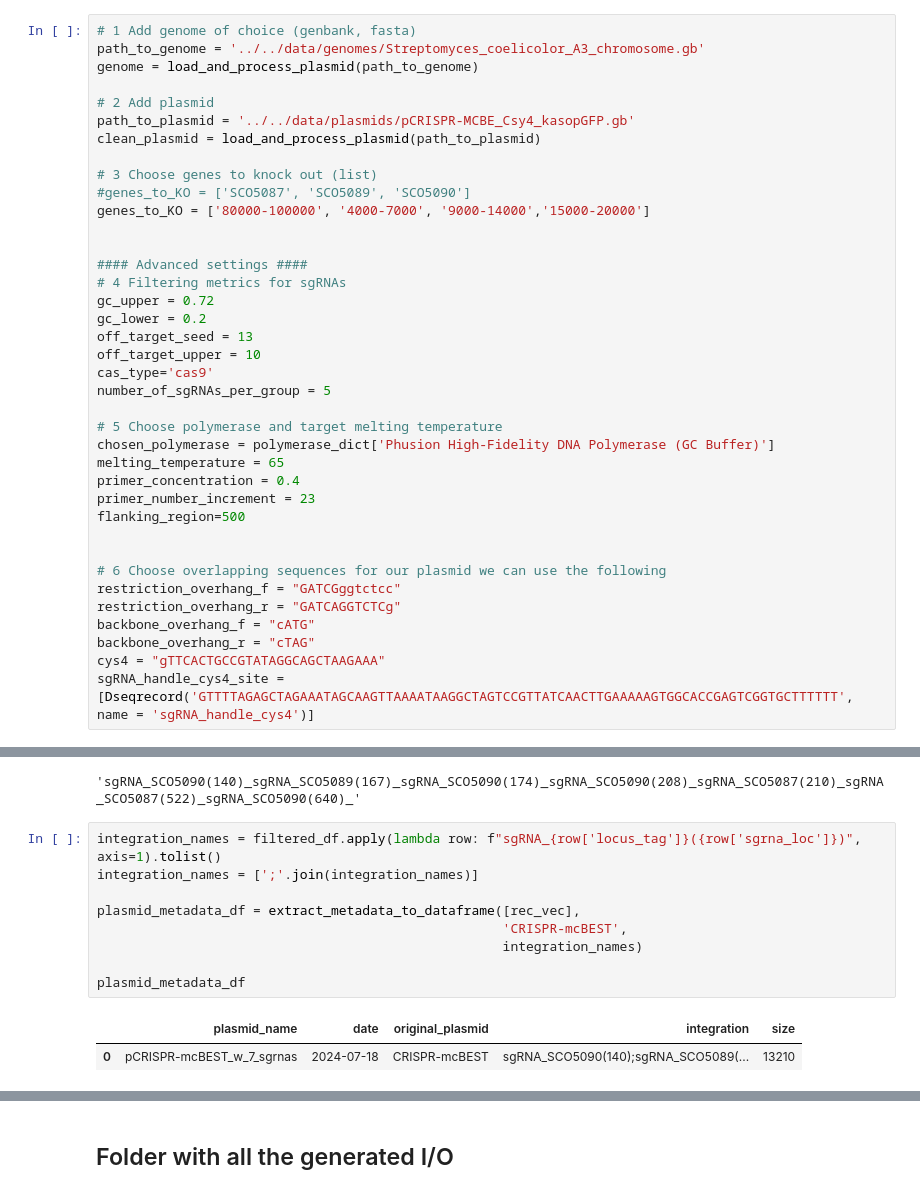
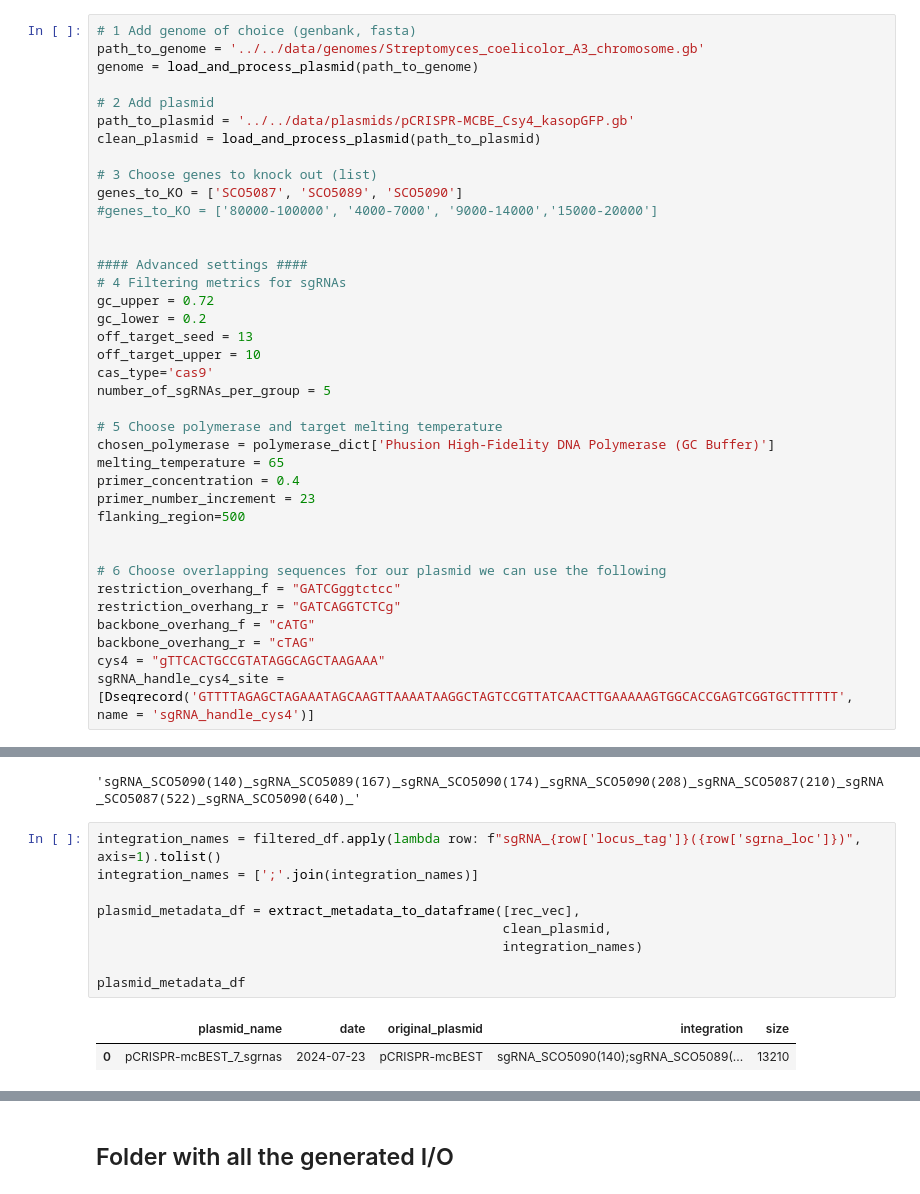
Before and after one commit to hiyama341/streptocad, a Jupyter notebook: notebooks/app_workflows/W3_multiplexed_CRISPR-BEST.ipynb, the cells around one changed output, grey strips where cells are left out. Cells and saved outputs as stored; diff of their text form.

```diff
--- a/notebooks/app_workflows/W3_multiplexed_CRISPR-BEST.ipynb
+++ b/notebooks/app_workflows/W3_multiplexed_CRISPR-BEST.ipynb
@@ -55,8 +55,8 @@ path_to_plasmid = '../../data/plasmids/pCRISPR-MCBE_Csy4_kasopGFP.gb'
 clean_plasmid = load_and_process_plasmid(path_to_plasmid)
 
 # 3 Choose genes to knock out (list)
-#genes_to_KO = ['SCO5087', 'SCO5089', 'SCO5090']
-genes_to_KO = ['80000-100000', '4000-7000', '9000-14000','15000-20000']
+genes_to_KO = ['SCO5087', 'SCO5089', 'SCO5090']
+#genes_to_KO = ['80000-100000', '4000-7000', '9000-14000','15000-20000']
 
 
 #### Advanced settings ####
@@ -494,15 +401,15 @@ integration_names
 # %%
 integration_names = filtered_df.apply(lambda row: f"sgRNA_{row['locus_tag']}({row['sgrna_loc']})", axis=1).tolist()
 integration_names = [';'.join(integration_names)]
 
 plasmid_metadata_df = extract_metadata_to_dataframe([rec_vec],
-                                                    'CRISPR-mcBEST',
+                                                    clean_plasmid,
                                                     integration_names)
 
 plasmid_metadata_df
 # %% [output]
 |  | plasmid_name | date | original_plasmid | integration | size |
-| 0 | pCRISPR-mcBEST_w_7_sgrnas | 2024-07-18 | CRISPR-mcBEST | sgRNA_SCO5090(140);sgRNA_SCO5089(... | 13210 |
+| 0 | pCRISPR-mcBEST_7_sgrnas | 2024-07-23 | pCRISPR-mcBEST | sgRNA_SCO5090(140);sgRNA_SCO5089(... | 13210 |
 # %%
 # Getting checking primers
 checking_primers_df = find_best_check_primers_from_genome(genome,
```
Also changed, not shown: parts of 20 cells of this notebook, 4 other files.
